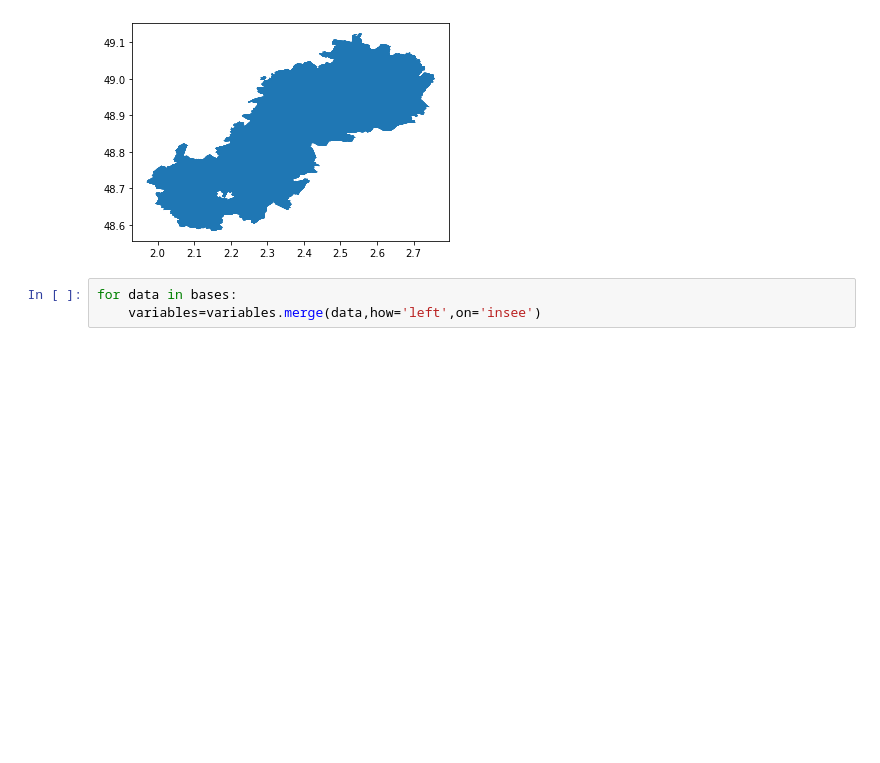
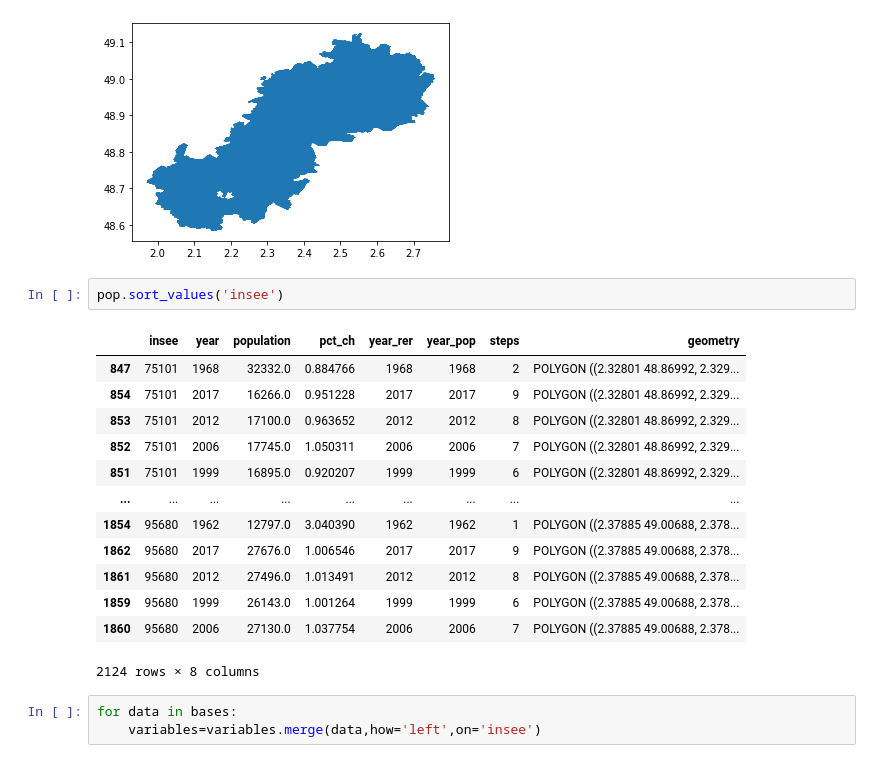
Before and after one commit to cerezamo/dataviz, a Jupyter notebook: variables.ipynb, the cells around one changed output. Saved outputs shown, nothing was run; the diff lists cells and outputs as text; blank space fills up the shorter version.

```diff
--- a/variables.ipynb
+++ b/variables.ipynb
@@ -182,6 +211,22 @@ pop.plot()
 # %% [output]
 <matplotlib.axes._subplots.AxesSubplot at 0x...>
 [figure]
+# %%
+pop.sort_values('insee')
+# %% [output]
+|  | insee | year | population | pct_ch | year_rer | year_pop | steps | geometry |
+| 847 | 75101 | 1968 | 32332.0 | 0.884766 | 1968 | 1968 | 2 | POLYGON ((2.32801 48.86992, 2.329... |
+| 854 | 75101 | 2017 | 16266.0 | 0.951228 | 2017 | 2017 | 9 | POLYGON ((2.32801 48.86992, 2.329... |
+| 853 | 75101 | 2012 | 17100.0 | 0.963652 | 2012 | 2012 | 8 | POLYGON ((2.32801 48.86992, 2.329... |
+| 852 | 75101 | 2006 | 17745.0 | 1.050311 | 2006 | 2006 | 7 | POLYGON ((2.32801 48.86992, 2.329... |
+| 851 | 75101 | 1999 | 16895.0 | 0.920207 | 1999 | 1999 | 6 | POLYGON ((2.32801 48.86992, 2.329... |
+| ... | ... | ... | ... | ... | ... | ... | ... | ... |
+| 1854 | 95680 | 1962 | 12797.0 | 3.040390 | 1962 | 1962 | 1 | POLYGON ((2.37885 49.00688, 2.378... |
+| 1862 | 95680 | 2017 | 27676.0 | 1.006546 | 2017 | 2017 | 9 | POLYGON ((2.37885 49.00688, 2.378... |
+| 1861 | 95680 | 2012 | 27496.0 | 1.013491 | 2012 | 2012 | 8 | POLYGON ((2.37885 49.00688, 2.378... |
+| 1859 | 95680 | 1999 | 26143.0 | 1.001264 | 1999 | 1999 | 6 | POLYGON ((2.37885 49.00688, 2.378... |
+| 1860 | 95680 | 2006 | 27130.0 | 1.037754 | 2006 | 2006 | 7 | POLYGON ((2.37885 49.00688, 2.378... |
+2124 rows × 8 columns
 # %%
 for data in bases:
     variables=variables.merge(data,how='left',on='insee')
```
Also changed, not shown: parts of 17 cells of this notebook, 3 other files.
